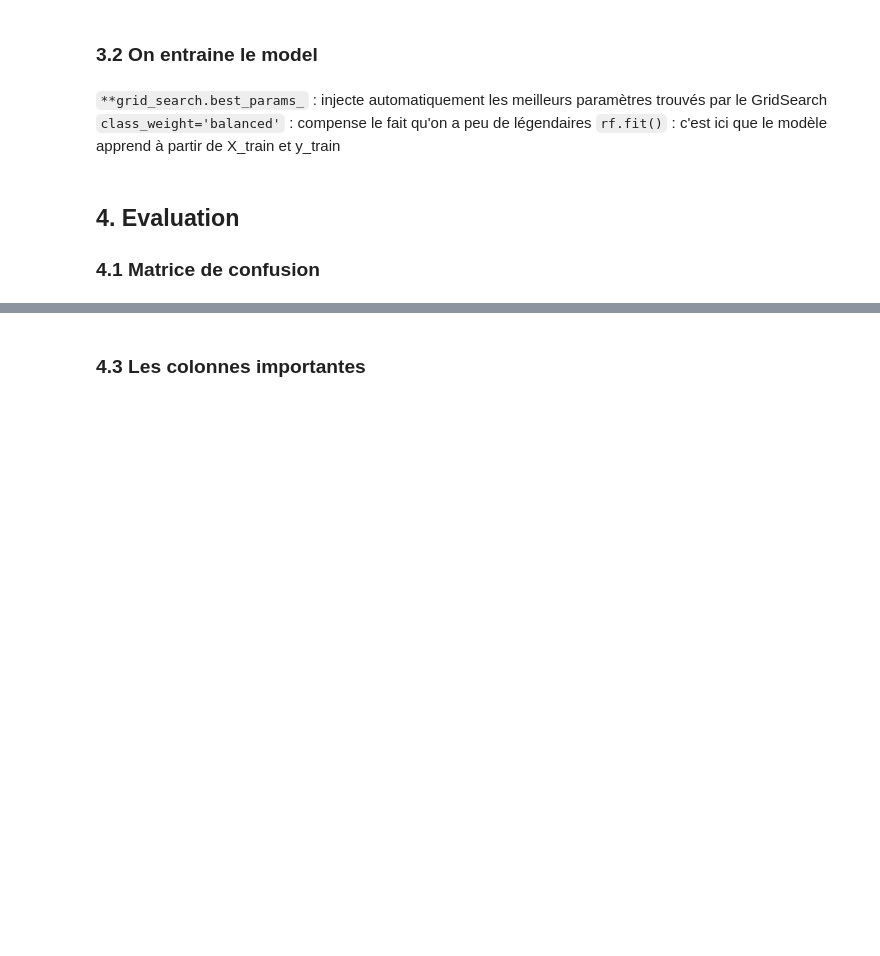
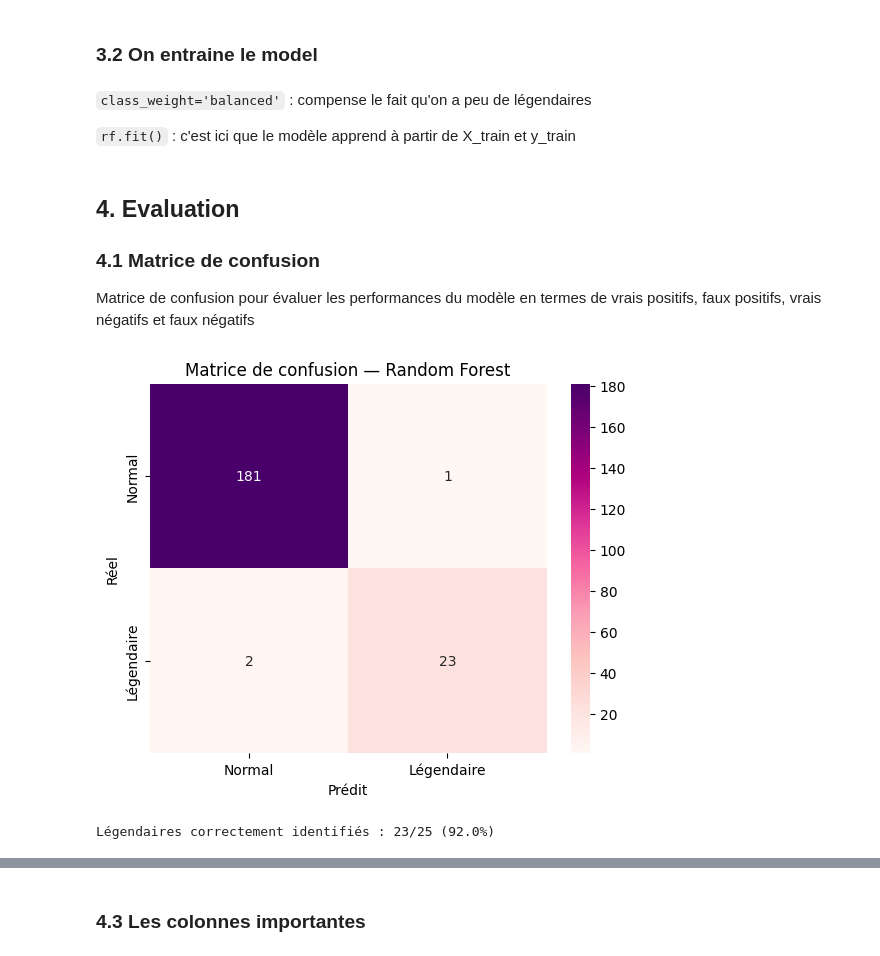
Before and after one commit to romanel7/pokemon-ml-project, a Jupyter notebook: notebooks/04_modelisations/1_RandomForest.ipynb, the cells around one changed output, grey strips where cells are left out. Drawn from its saved outputs; the diff is of its cells as text; code cells hidden in the pictures; blank space fills up the shorter version.

Commit message:
update random forest

```diff
--- a/notebooks/04_modelisations/1_RandomForest.ipynb
+++ b/notebooks/04_modelisations/1_RandomForest.ipynb
@@ -40,14 +37,9 @@ Puis on les sépare en données d'entraînement et de test :
 - **X_train / y_train** : Ce sont les données  d'entrainement
 - **X_test / y_test** : Ce sont les données sur laquelle le modeles sera évalué
 # %%
-# On sépare la colone cible des autres colonnes
-# La colonne cible
-y = df['Legendary']
+# On recupere les donnée preprocessées
+from Prepro import prepare_data
 
-# Toute les autres colonnes
-X = df.drop(columns=['Legendary'])
-
-# Séparation en données d'entraînement et de test
-X_train, X_test, y_train, y_test = train_test_split(
-    X, y, test_size=0.2, random_state=42, stratify=y
-)
+# On charge les données nettoyées et on prépare les données d'entraînement et de test
+df_clean = pd.read_csv("../../data/processed/pokemon_clean.csv")
+X_train, X_test, y_train, y_test, preprocessor = prepare_data(df_clean)
@@ -90,29 +91,56 @@ Les meilleurs parametre d'apres ``GridSearch`` sont...
 # %% [markdown]
 ### 3.2 On entraine le model
 # %%
+# Extraction des meilleurs paramètres pour les passer au modèle final
+best_params = {}
+for k, v in grid_search.best_params_.items():
+    nouvelle_cle = k.replace('randomforestclassifier__', '')
+    best_params[nouvelle_cle] = v
+# k = la clé, par exemple 'randomforestclassifier__max_depth'
+# v = la valeur, par exemple None
+# .replace('randomforestclassifier__', '') supprime le préfixe → donne 'max_depth'
+
 # Entraînement du modèle avec les meilleurs paramètres
-rf = RandomForestClassifier(
-    **grid_search.best_params_, # injecte automatiquement les meilleurs paramètres trouvés par le GridSearch
-    class_weight='balanced',
-    random_state=42
+rf = make_pipeline(
+    preprocessor, # on réutilise le preprocessor pour s'assurer que les données sont transformées de la même manière que lors du GridSearch
+    RandomForestClassifier(
+        **best_params, # on utilise les meilleurs paramètres trouvés par le GridSearch
+        class_weight='balanced',
+        random_state=42
+    )
 )
 
+# Entraînement du modèle et prédiction
 rf.fit(X_train, y_train)
+
+# Prédiction sur les données de test
+y_pred = rf.predict(X_test)
 # %% [markdown]
-``**grid_search.best_params_`` : injecte automatiquement les meilleurs paramètres trouvés par le GridSearch
 ``class_weight='balanced'`` : compense le fait qu'on a peu de légendaires
+
 ``rf.fit()`` : c'est ici que le modèle apprend à partir de X_train et y_train
 # %% [markdown]
 ## 4. Evaluation
 
 ### 4.1 Matrice de confusion
+
+Matrice de confusion pour évaluer les performances du modèle en termes de vrais positifs, faux positifs, vrais négatifs et faux négatifs
 # %%
+# Matrice de confusion
 matrice_confusion = confusion_matrix(y_test, y_pred)
 sns.heatmap(matrice_confusion, annot=True, fmt='d', cmap='RdPu',
             xticklabels=['Normal', 'Légendaire'],
             yticklabels=['Normal', 'Légendaire'])
 plt.title("Matrice de confusion — Random Forest")
 plt.ylabel("Réel")
 plt.xlabel("Prédit")
 plt.show()
+
+# Taux de reconnaissance des légendaires
+vrais_legendaires = confusion_matrix(y_test, y_pred)[1, 1]  # case (Légendaire, Légendaire)
+total_legendaires = confusion_matrix(y_test, y_pred)[1, :].sum()  # toute la ligne Légendaire
+print(f"Légendaires correctement identifiés : {vrais_legendaires}/{total_legendaires} ({vrais_legendaires/total_legendaires*100:.1f}%)")
+# %% [output]
+[figure, added]
+Légendaires correctement identifiés : 23/25 (92.0%)
 # %% [markdown]
```
Also changed, not shown: parts of 15 cells of this notebook, 2 other files.
